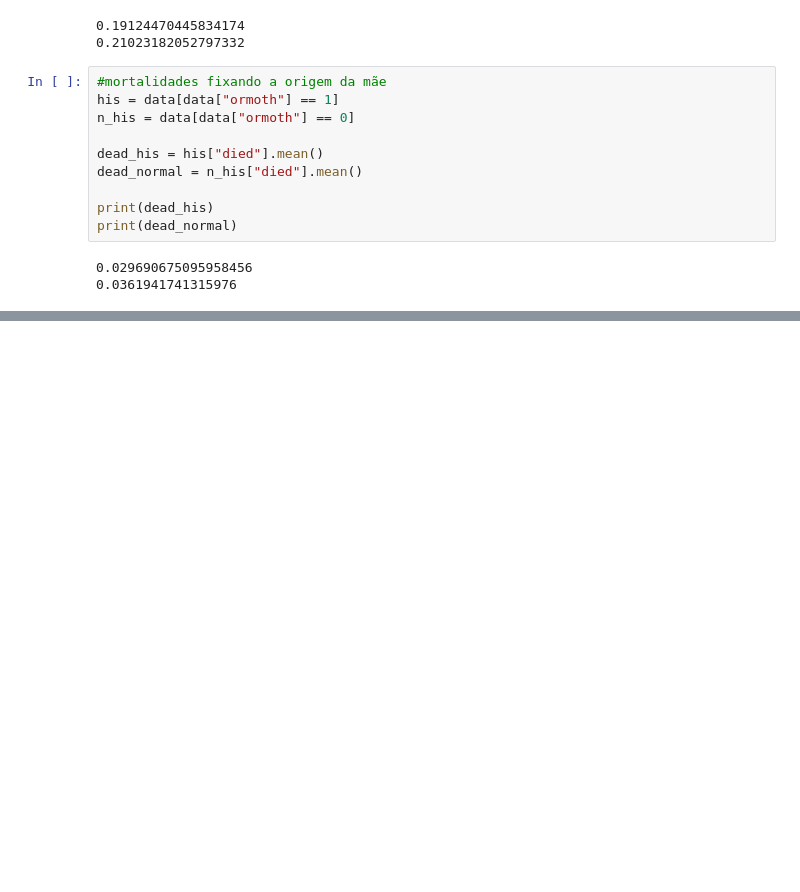
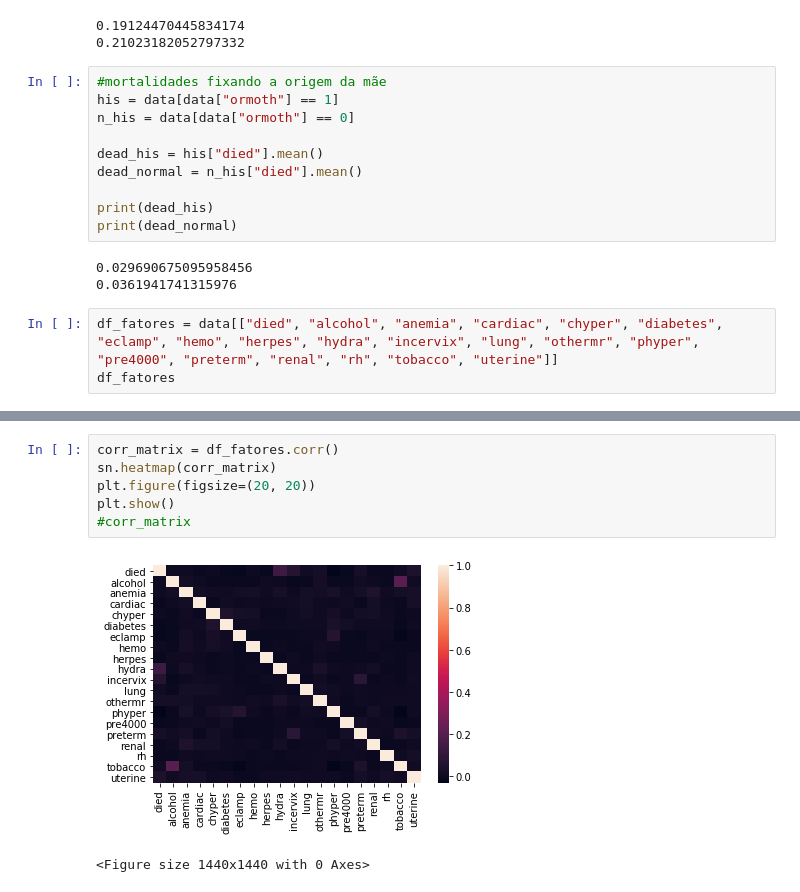
Before and after one commit to Pendulun/TWINSCausalidadeML, a Jupyter notebook: notebooks/2-rpr-data-exploration.ipynb, the cells around one changed output, grey strips where cells are left out. Saved outputs shown, nothing was run; the diff lists cells and outputs as text; blank space fills up the shorter version.

```diff
--- a/notebooks/2-rpr-data-exploration.ipynb
+++ b/notebooks/2-rpr-data-exploration.ipynb
@@ -527,3 +563,6 @@ print(dead_normal)
 # %% [output]
 0.029690675095958456
 0.0361941741315976
+# %%
+df_fatores = data[["died", "alcohol", "anemia", "cardiac", "chyper", "diabetes", "eclamp", "hemo", "herpes", "hydra", "incervix", "lung", "othermr", "phyper", "pre4000", "preterm", "renal", "rh", "tobacco", "uterine"]]
+df_fatores
@@ -529,0 +588,9 @@ print(dead_normal)
+# %%
+corr_matrix = df_fatores.corr()
+sn.heatmap(corr_matrix)
+plt.figure(figsize=(20, 20))
+plt.show()
+#corr_matrix
+# %% [output]
+[figure, added]
+<Figure size 1440x1440 with 0 Axes>
```
Also changed, not shown: parts of 5 cells of this notebook.
